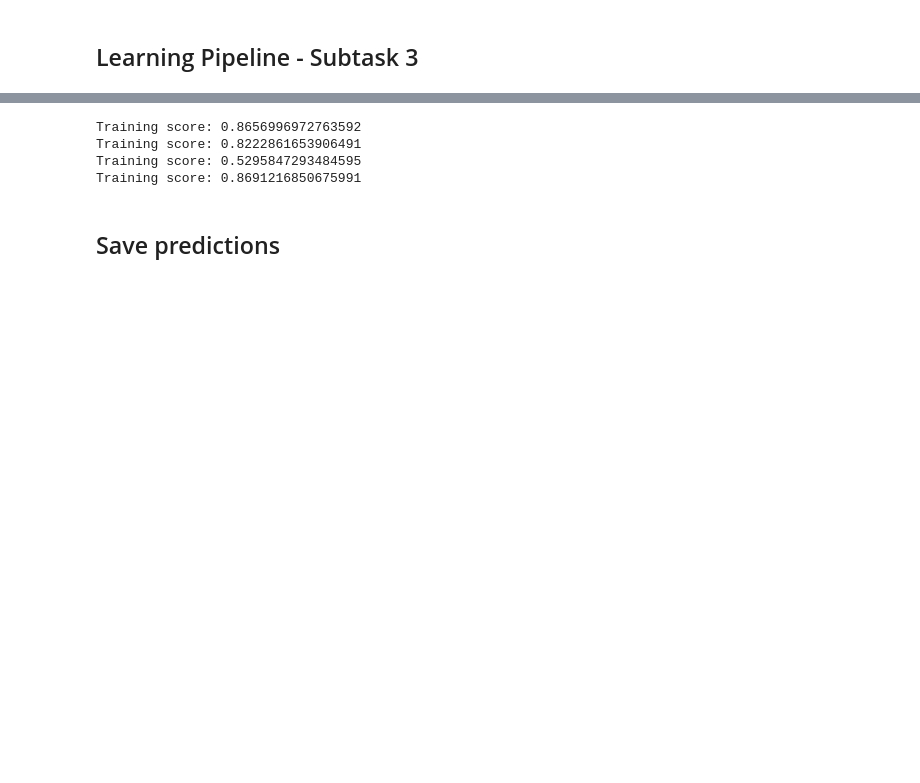
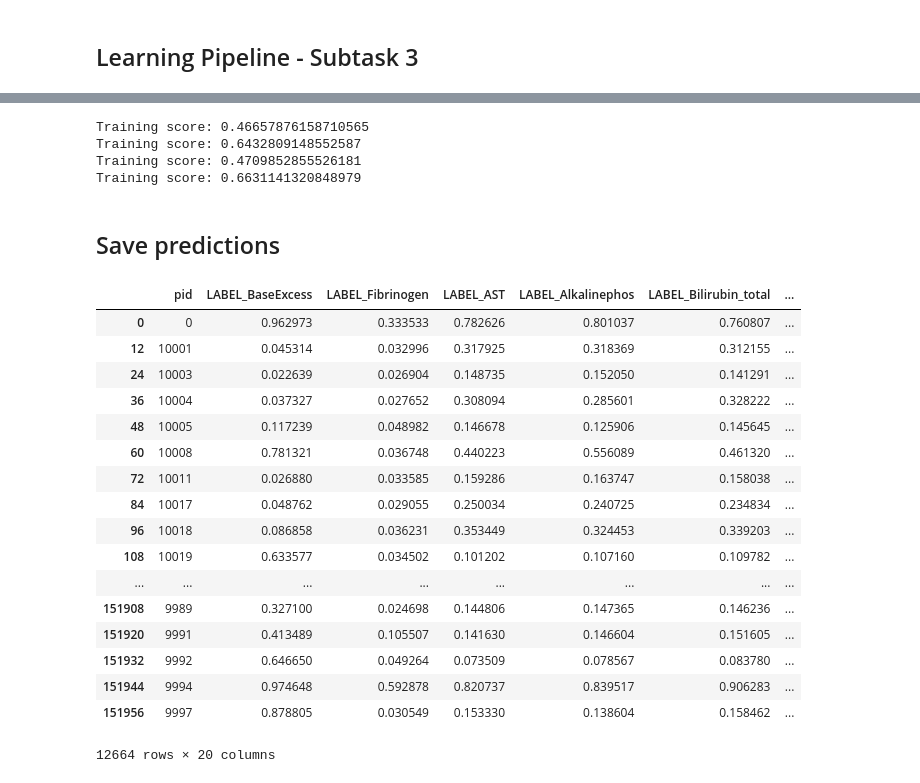
Before and after one commit to dunjacekic/ethz-intro-ml, a Jupyter notebook: project_2/project_2.ipynb, the cells around one changed output, grey strips where cells are left out. Drawn from its saved outputs; the diff is of its cells as text; code cells hidden in the pictures; blank space fills up the shorter version.

```diff
--- a/project_2/project_2.ipynb
+++ b/project_2/project_2.ipynb
@@ -62,7 +62,7 @@ print("Cross-validation score is {score:.3f},"
 # %%
 classifier = pipeline.fit(x_train, y_train)
 predictions = pipeline.predict_proba(x_test)
-df = pd.DataFrame({'pid': test_data.iloc[0::12, 0]})
+df = pd.DataFrame({'pid': test_data.iloc[0::12, 0].values})
 print("Training score:", metrics.roc_auc_score(y_train, classifier.predict_proba(x_train)))
 for i, label in enumerate(subtask1_labels_ids):
     df[label] = predictions[:, i]
@@ -119,27 +119,20 @@ y_train = labels[subtask3_labels_ids].to_numpy()
 from sklearn.pipeline import make_pipeline
 from sklearn.model_selection import (GridSearchCV,
     cross_val_score, KFold)
-from sklearn.ensemble import GradientBoostingRegressor
+from sklearn.experimental import enable_hist_gradient_boosting
+from sklearn.ensemble import HistGradientBoostingRegressor
 from sklearn.impute import SimpleImputer
 from sklearn.preprocessing import StandardScaler
 import sklearn.metrics as metrics
 
 for i, label in enumerate(subtask3_labels_ids):
-pipeline = make_pipeline(
-                    SimpleImputer(strategy='median'),
-                    StandardScaler(),
-                    GradientBoostingRegressor())
-
-classifier = GridSearchCV(pipeline, parameter_space,
-                               n_jobs=-1, scoring='r2_score',
-                               iid=True,
-                               refit=True,
-                               cv=inner_cv,
-                               verbose=True)
-scores = cross_val_score(classifier, x_train, y_train,
-                            cv=outer_cv,
-                            scoring='r2_score',
+    pipeline = make_pipeline(
+                        SimpleImputer(strategy='median'),
+                        HistGradientBoostingRegressor(max_depth=3))
+    scores = cross_val_score(pipeline, x_train, y_train[:, i],
+                            cv=5,
+                            scoring='r2',
                             verbose=True)
-print("Cross-validation score is {score:.3f},"
-      " standard deviation is {err:.3f}"
-      .format(score = scores.mean(), err = scores.std()))
+    print("Cross-validation score is {score:.3f},"
+          " standard deviation is {err:.3f}"
+          .format(score = scores.mean(), err = scores.std()))
@@ -146,24 +152,42 @@ print("Cross-validation score is {score:.3f},"
 # %%
-from sklearn.neural_network import MLPRegressor
-from sklearn.ensemble import GradientBoostingRegressor
+from sklearn.experimental import enable_hist_gradient_boosting
+from sklearn.ensemble import HistGradientBoostingRegressor
 for i, label in enumerate(subtask3_labels_ids):
-    regressor = MLPRegressor(hidden_layer_sizes=(64, 64, 64),
-                            learning_rate_init=0.003,
-                             max_iter=300) if i != 2 else \
-    GradientBoostingRegressor(subsample=0.5)
     pipeline = make_pipeline(
                         SimpleImputer(strategy='median'),
                         StandardScaler(),
-                        regressor)
+                        HistGradientBoostingRegressor(max_depth=3))
     pipeline = pipeline.fit(x_train, y_train[:, i])
     predictions = pipeline.predict(x_test)
     print("Training score:", metrics.r2_score(y_train[:, i], pipeline.predict(x_train)))
     df[label] = predictions
 # %% [output]
-Training score: 0.8656996972763592
-Training score: 0.8222861653906491
-Training score: 0.5295847293484595
-Training score: 0.8691216850675991
+Training score: 0.46657876158710565
+Training score: 0.6432809148552587
+Training score: 0.4709852855526181
+Training score: 0.6631141320848979
 # %% [markdown]
 ## Save predictions
+# %%
+df.drop('LABEL_Heartrate', axis=1)
+df
+# %% [output]
+|  | pid | LABEL_BaseExcess | LABEL_Fibrinogen | LABEL_AST | LABEL_Alkalinephos | LABEL_Bilirubin_total | ... |
+| 0 | 0 | 0.962973 | 0.333533 | 0.782626 | 0.801037 | 0.760807 | ... |
+| 12 | 10001 | 0.045314 | 0.032996 | 0.317925 | 0.318369 | 0.312155 | ... |
+| 24 | 10003 | 0.022639 | 0.026904 | 0.148735 | 0.152050 | 0.141291 | ... |
+| 36 | 10004 | 0.037327 | 0.027652 | 0.308094 | 0.285601 | 0.328222 | ... |
+| 48 | 10005 | 0.117239 | 0.048982 | 0.146678 | 0.125906 | 0.145645 | ... |
+| 60 | 10008 | 0.781321 | 0.036748 | 0.440223 | 0.556089 | 0.461320 | ... |
+| 72 | 10011 | 0.026880 | 0.033585 | 0.159286 | 0.163747 | 0.158038 | ... |
+| 84 | 10017 | 0.048762 | 0.029055 | 0.250034 | 0.240725 | 0.234834 | ... |
+| 96 | 10018 | 0.086858 | 0.036231 | 0.353449 | 0.324453 | 0.339203 | ... |
+| 108 | 10019 | 0.633577 | 0.034502 | 0.101202 | 0.107160 | 0.109782 | ... |
+| ... | ... | ... | ... | ... | ... | ... | ... |
+| 151908 | 9989 | 0.327100 | 0.024698 | 0.144806 | 0.147365 | 0.146236 | ... |
+| 151920 | 9991 | 0.413489 | 0.105507 | 0.141630 | 0.146604 | 0.151605 | ... |
+| 151932 | 9992 | 0.646650 | 0.049264 | 0.073509 | 0.078567 | 0.083780 | ... |
+| 151944 | 9994 | 0.974648 | 0.592878 | 0.820737 | 0.839517 | 0.906283 | ... |
+| 151956 | 9997 | 0.878805 | 0.030549 | 0.153330 | 0.138604 | 0.158462 | ... |
+12664 rows × 20 columns
 # %%
```
Also changed, not shown: parts of 2 cells of this notebook.
